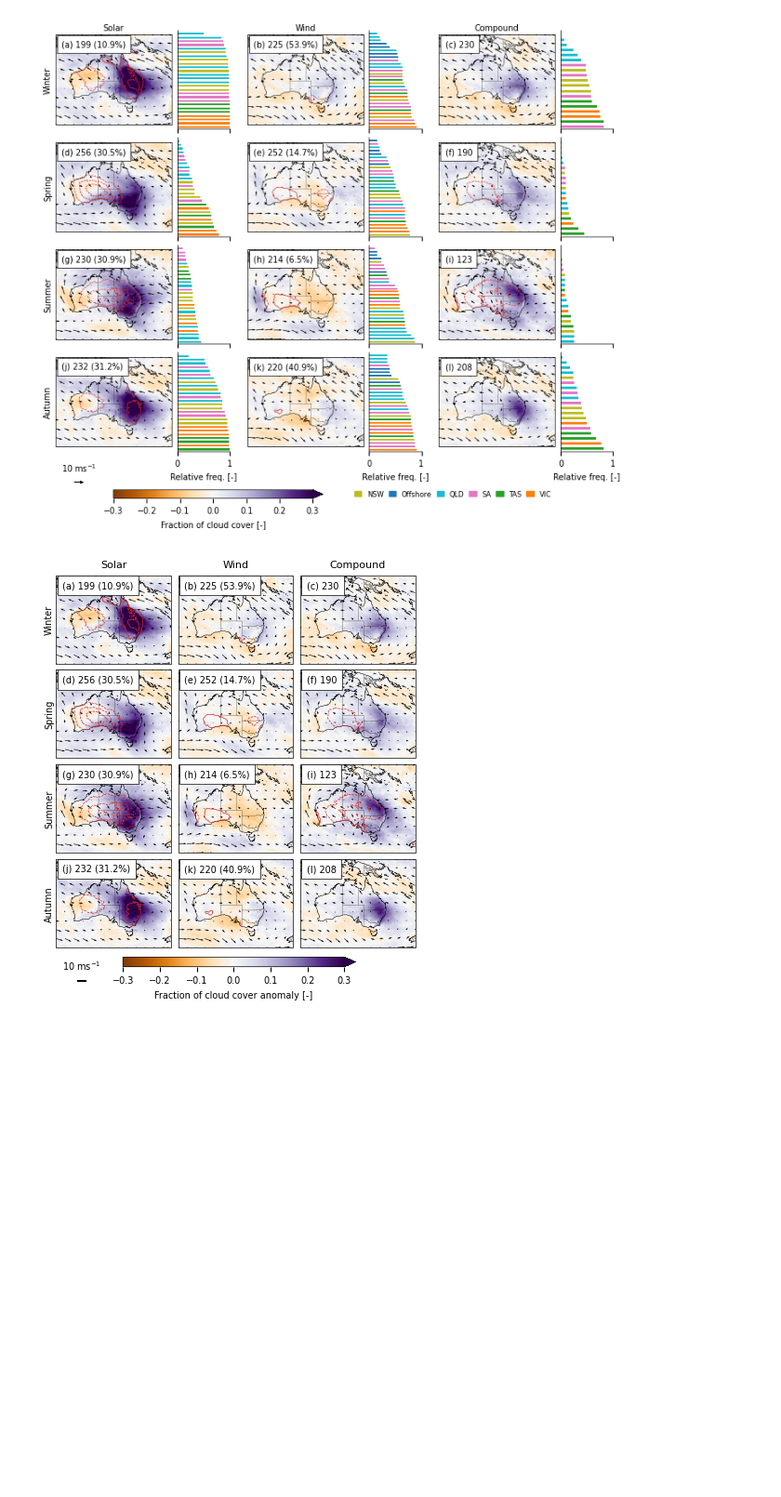
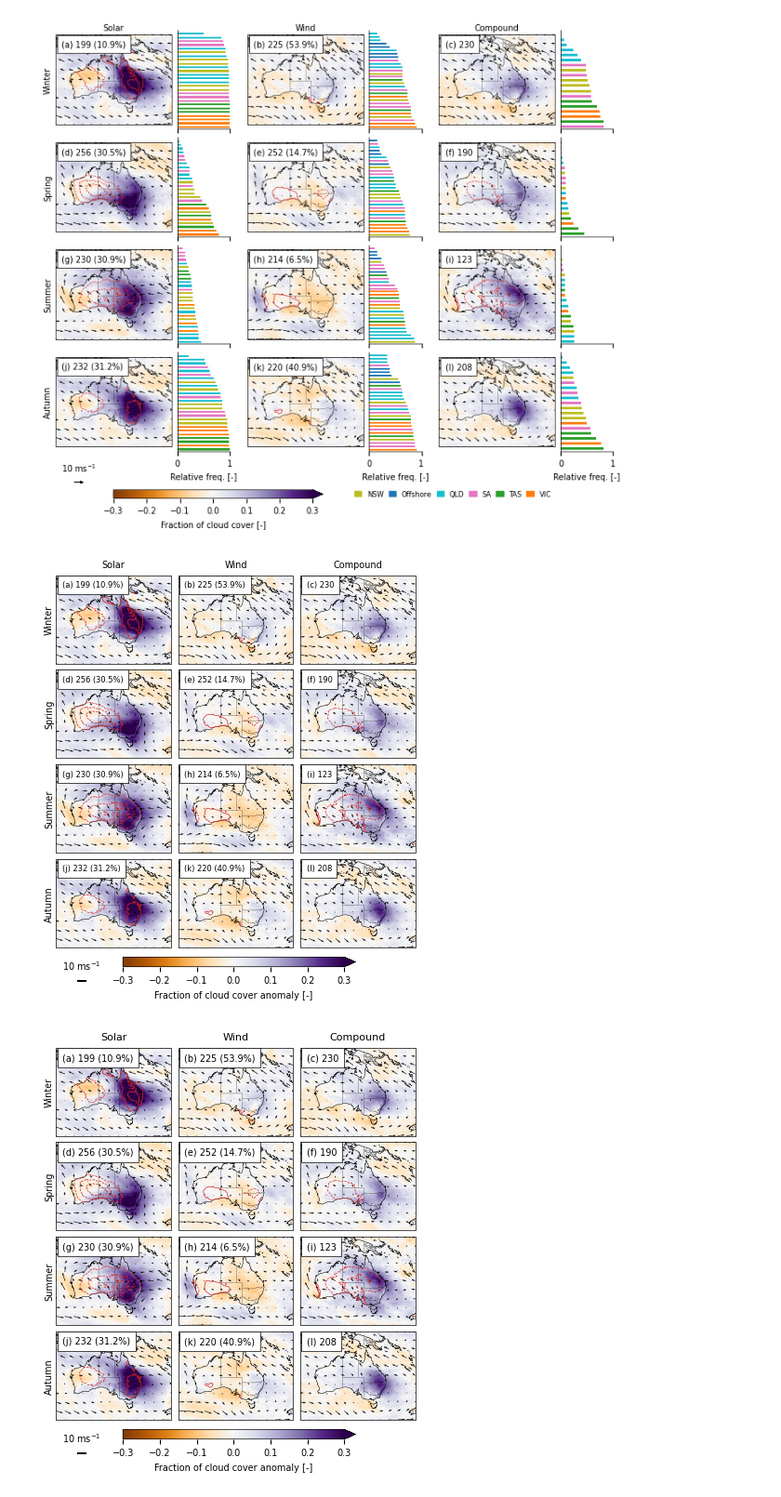
Before and after one commit to dougrichardson/Richardson_2023_energy, a Jupyter notebook: 2_synoptics.ipynb, the cells around one changed output. Shown at 93% size. Drawn from its saved outputs; the diff is of its cells as text; code cells hidden in the pictures; blank space fills up the shorter version.

Commit message:
Reduced font size

```diff
--- a/2_synoptics.ipynb
+++ b/2_synoptics.ipynb
@@ -653,7 +657,7 @@ def plot_wind_tcc_t(ax1, ax2, tcc_da, u_da, v_da, t_da, region_dict, text=None,
     ax1.set_title('', fontsize=plt_params['font.size'] / 1.7, pad=0)
 
     if isinstance(text, str):
-        ax1.text(0.055, 0.94, text, ha='left', va='top',
+        ax1.text(0.055, 0.94, text, fontsize=plt_params['font.size']-1, ha='left', va='top',
                  bbox=dict(facecolor='white', alpha=1, lw=0.5),
                  transform=ax1.transAxes)
 
@@ -732,17 +736,17 @@ def plot_synoptics_no_bar(plot_dict, cbar_label, cbar_ticks, cbar_extend, uv_plo
         plt.subplots_adjust(hspace=0., wspace=0.0)
 
         # Labels and titles
-        axes[0,0].set_title("Solar")
-        axes[0,1].set_title("Wind")
-        axes[0,2].set_title("Compound")
+        axes[0,0].set_title("Solar", fontsize=plt_params['font.size'])
+        axes[0,1].set_title("Wind", fontsize=plt_params['font.size'])
+        axes[0,2].set_title("Compound", fontsize=plt_params['font.size'])
         # axes[0,0].text(0.5, 1.05, 'Solar', ha='center', transform=axes[0][0].transAxes)
         # axes[1,0].text(0.5, 1.05, 'Wind', ha='center', transform=axes[1][0].transAxes)
         # axes[2,0].text(0.5, 1.05, 'Compound', ha='center', transform=axes[2][0].transAxes)
 
-        axes[0,0].text(-0.1, 0.5, 'Winter', rotation=90, va='center', transform=axes[0,0].transAxes)
-        axes[1,0].text(-0.1, 0.5, 'Spring', rotation=90, va='center', transform=axes[1,0].transAxes)
-        axes[2,0].text(-0.1, 0.5, 'Summer', rotation=90, va='center', transform=axes[2,0].transAxes)
-        axes[3,0].text(-0.1, 0.5, 'Autumn', rotation=90, va='center', transform=axes[3,0].transAxes)
+        axes[0,0].text(-0.1, 0.5, 'Winter', fontsize=plt_params['font.size'], rotation=90, va='center', transform=axes[0,0].transAxes)
+        axes[1,0].text(-0.1, 0.5, 'Spring', fontsize=plt_params['font.size'], rotation=90, va='center', transform=axes[1,0].transAxes)
+        axes[2,0].text(-0.1, 0.5, 'Summer', fontsize=plt_params['font.size'], rotation=90, va='center', transform=axes[2,0].transAxes)
+        axes[3,0].text(-0.1, 0.5, 'Autumn', fontsize=plt_params['font.size'], rotation=90, va='center', transform=axes[3,0].transAxes)
 
         # Colorbar
         cb_ax1 = fig.add_axes([0.27, 0.07, 0.5, 0.02])
@@ -759,6 +763,18 @@ def plot_synoptics_no_bar(plot_dict, cbar_label, cbar_ticks, cbar_extend, uv_plo
 
         if save_fig:
             plt.savefig('./figures/Fig2_synoptics.pdf', format='pdf', dpi=400, bbox_inches='tight')
+# %%
+plot_synoptics_no_bar(
+    daily_plot_tcc_t2m_anoms,
+    'Fraction of cloud cover anomaly [-]',
+    np.arange(-0.3, 0.31, 0.1),
+    'max',
+    daily_plot_u_v,
+    anoms=True,
+    save_fig=True
+)
+# %% [output]
+[figure, added]
 # %%
 plot_synoptics_no_bar(
     daily_plot_tcc_t2m_anoms,
```
Also changed, not shown: parts of 2 cells of this notebook, 1 other file.
